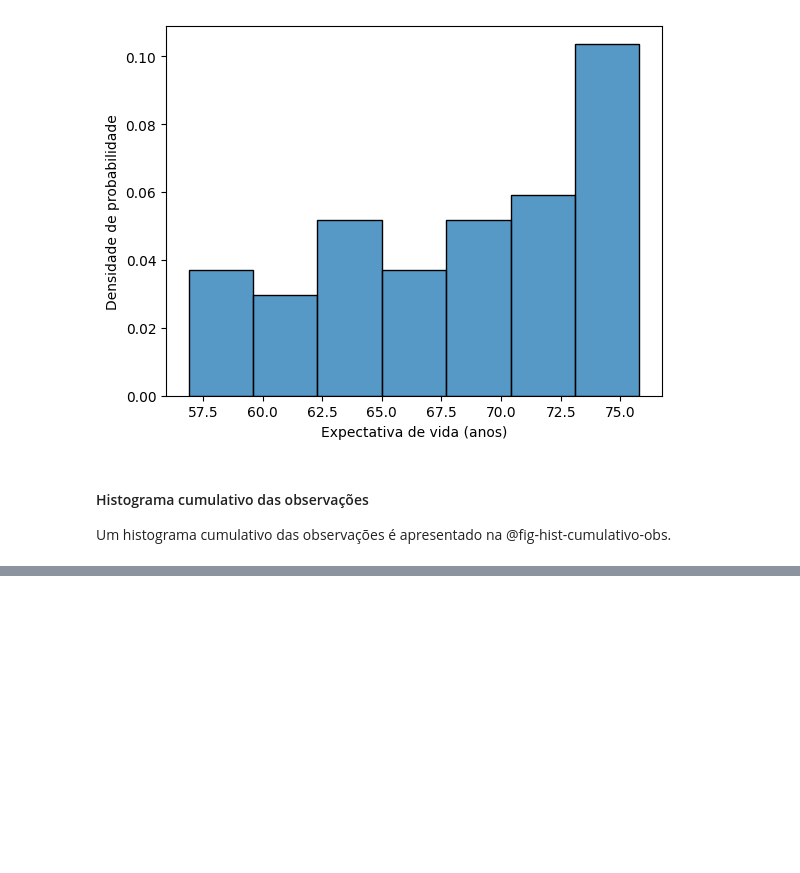
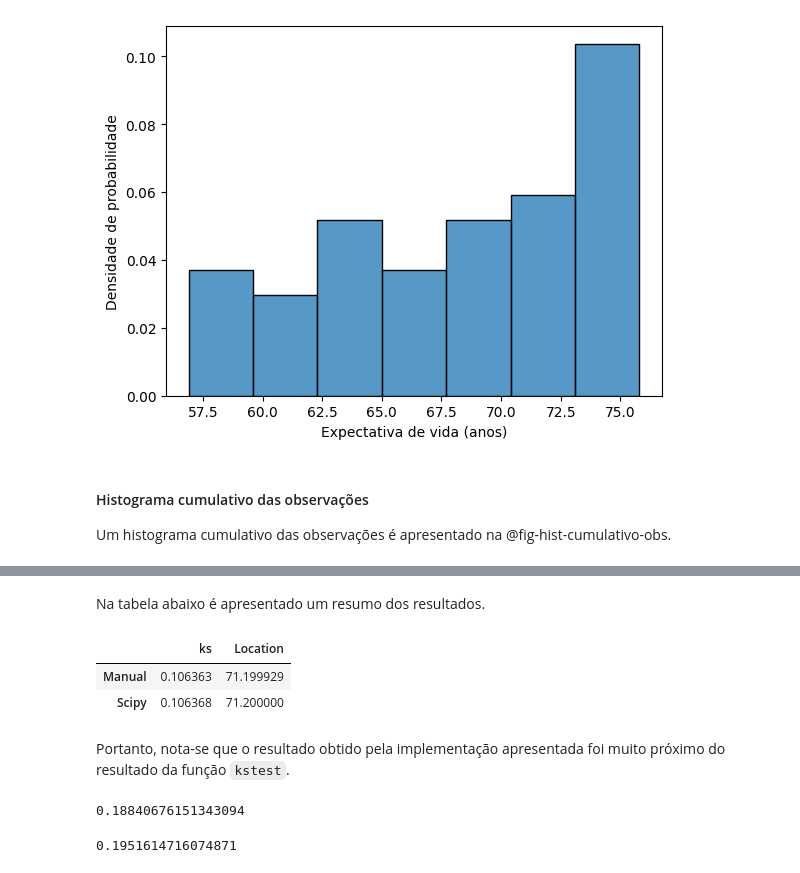
Before and after one commit to matheus-amancio/lista-01-confiabilidade-estrutural, a Jupyter notebook: q1.ipynb, the cells around one changed output, grey strips where cells are left out. Saved outputs shown, nothing was run; the diff lists cells and outputs as text; code cells hidden in the pictures; blank space fills up the shorter version.

```diff
--- a/q1.ipynb
+++ b/q1.ipynb
@@ -331,0 +464,25 @@ fig.set_ylabel("Função cumulativa");
+# %% [markdown]
+Na tabela abaixo é apresentado um resumo dos resultados.
+# %%
+df_ks_gauss = pd.DataFrame(
+    [
+        {"ks": ks_test_value_gauss, "Location": x_ks_test_gauss},
+        {"ks": ks_res_gauss.statistic, "Location": ks_res_gauss.statistic_location},
+    ]
+)
+df_ks_gauss.index = ["Manual", "Scipy"]
+df_ks_gauss
+# %% [output]
+|  | ks | Location |
+| Manual | 0.106363 | 71.199929 |
+| Scipy | 0.106368 | 71.200000 |
+# %% [markdown]
+Portanto, nota-se que o resultado obtido pela implementação apresentada foi muito próximo do resultado da função `kstest`.
+# %%
+ss.ksone.ppf(1-0.05/2,50)
+# %% [output]
+0.18840676151343094
+# %%
+1.38/np.sqrt(50)
+# %% [output]
+0.1951614716074871
```
Also changed, not shown: parts of 24 cells of this notebook, 12 other files.
